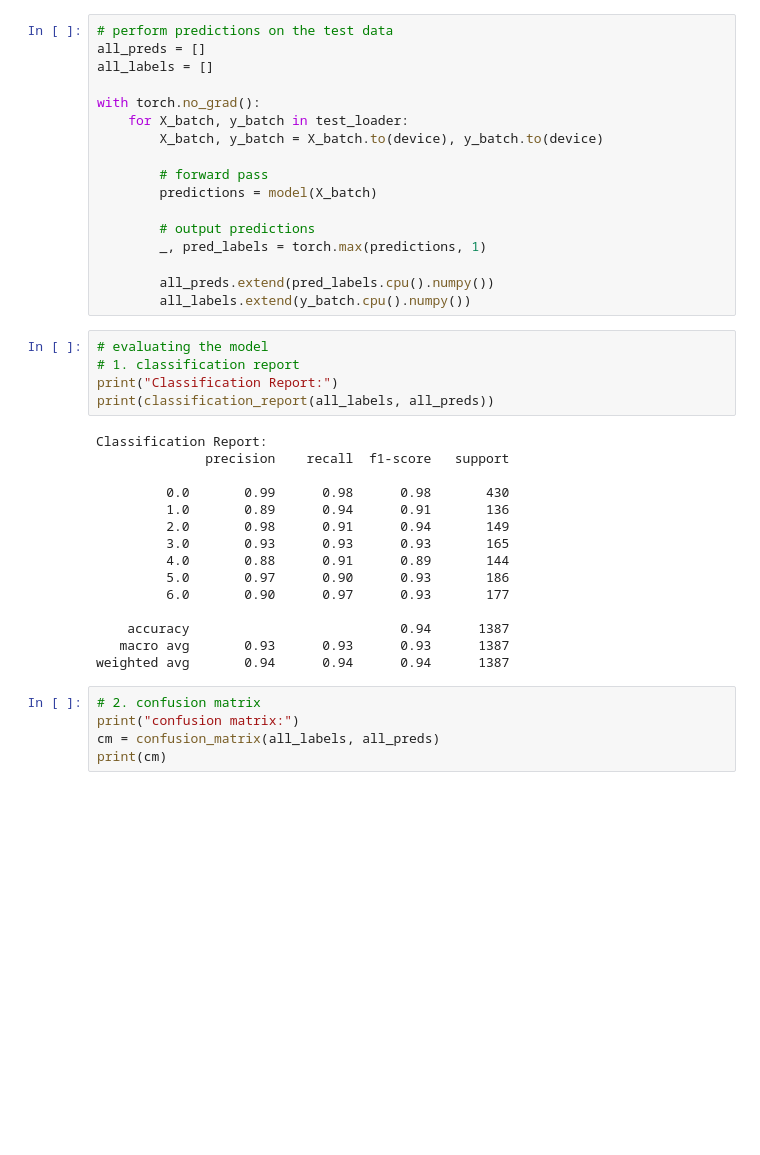
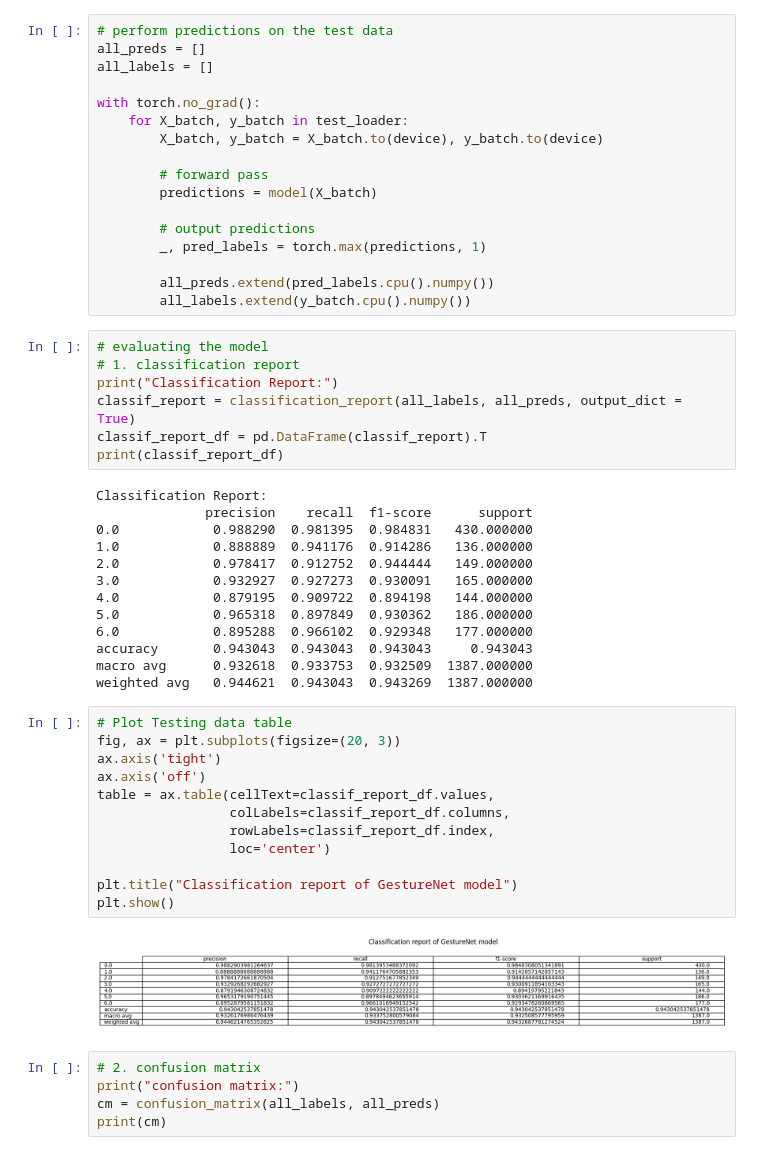
Before and after one commit to rajatpratapbisht/Gesture-controlled-UI_UX, a Jupyter notebook: code/empirical_testing.ipynb, the cells around one changed output. Cells and saved outputs as stored; diff of their text form; blank space fills up the shorter version.

```diff
--- a/code/empirical_testing.ipynb
+++ b/code/empirical_testing.ipynb
@@ -180,22 +178,36 @@ with torch.no_grad():
 # evaluating the model
 # 1. classification report
 print("Classification Report:")
-print(classification_report(all_labels, all_preds))
+classif_report = classification_report(all_labels, all_preds, output_dict = True)
+classif_report_df = pd.DataFrame(classif_report).T
+print(classif_report_df)
 # %% [output]
 Classification Report:
-              precision    recall  f1-score   support
-
-         0.0       0.99      0.98      0.98       430
-         1.0       0.89      0.94      0.91       136
-         2.0       0.98      0.91      0.94       149
-         3.0       0.93      0.93      0.93       165
-         4.0       0.88      0.91      0.89       144
-         5.0       0.97      0.90      0.93       186
-         6.0       0.90      0.97      0.93       177
-
-    accuracy                           0.94      1387
-   macro avg       0.93      0.93      0.93      1387
-weighted avg       0.94      0.94      0.94      1387
+              precision    recall  f1-score      support
+0.0            0.988290  0.981395  0.984831   430.000000
+1.0            0.888889  0.941176  0.914286   136.000000
+2.0            0.978417  0.912752  0.944444   149.000000
+3.0            0.932927  0.927273  0.930091   165.000000
+4.0            0.879195  0.909722  0.894198   144.000000
+5.0            0.965318  0.897849  0.930362   186.000000
+6.0            0.895288  0.966102  0.929348   177.000000
+accuracy       0.943043  0.943043  0.943043     0.943043
+macro avg      0.932618  0.933753  0.932509  1387.000000
+weighted avg   0.944621  0.943043  0.943269  1387.000000
+# %%
+# Plot Testing data table
+fig, ax = plt.subplots(figsize=(20, 3))
+ax.axis('tight')
+ax.axis('off')
+table = ax.table(cellText=classif_report_df.values,
+                 colLabels=classif_report_df.columns,
+                 rowLabels=classif_report_df.index,
+                 loc='center')
+
+plt.title("Classification report of GestureNet model")
+plt.show()
+# %% [output]
+[figure, added]
 # %%
 # 2. confusion matrix
 print("confusion matrix:")
```
Also changed, not shown: parts of 9 cells of this notebook, 15 other files.
